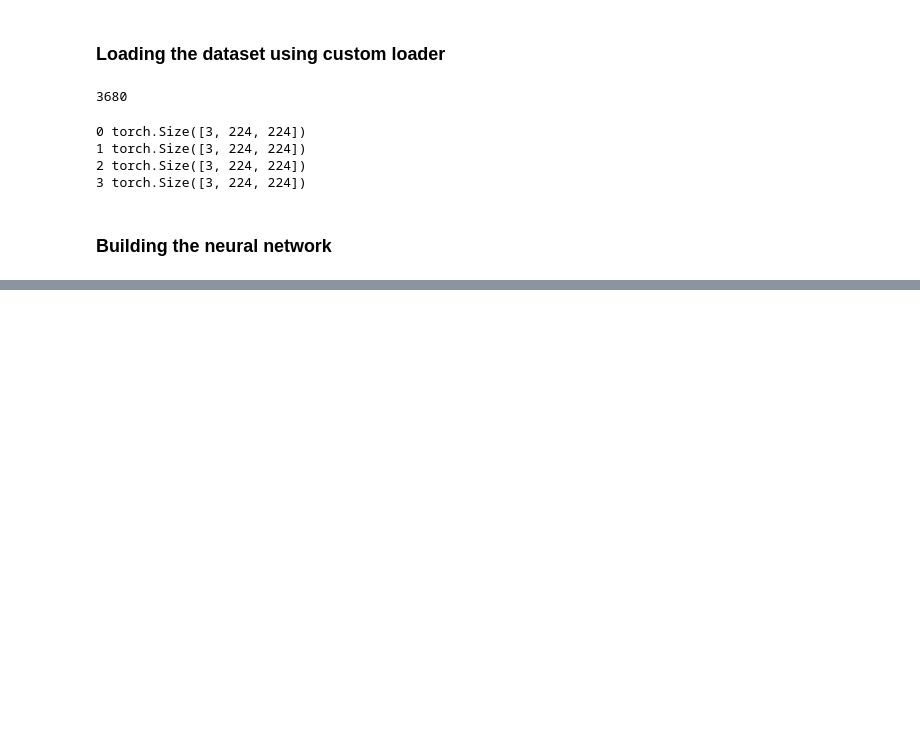
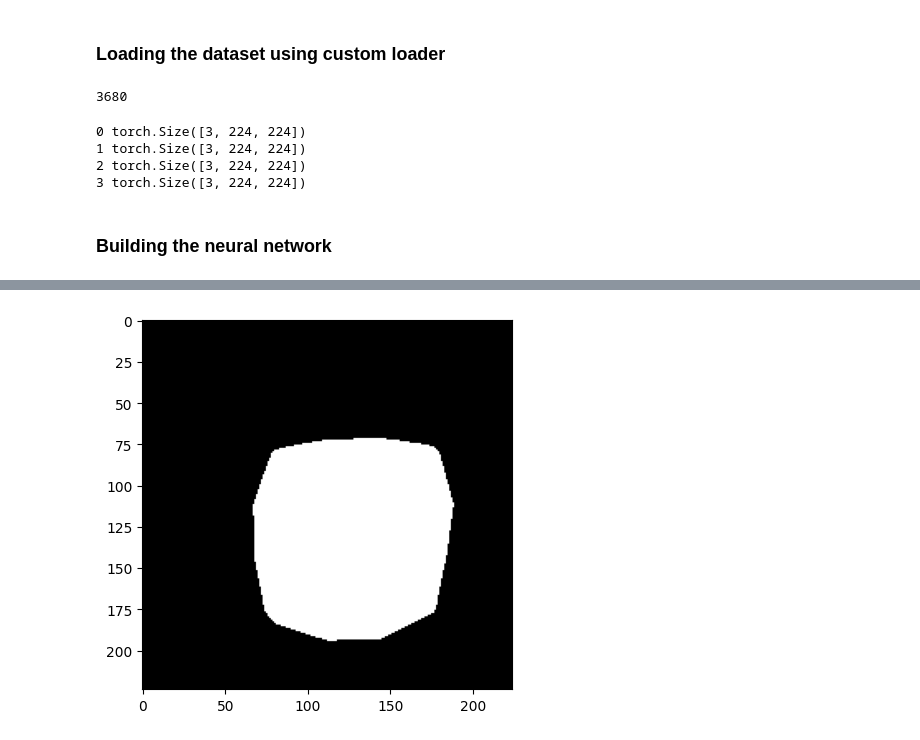
Before and after one commit to AnishHota/weakly-supervised-segmentation, a Jupyter notebook: src/train_model.ipynb, the cells around one changed output, grey strips where cells are left out. Drawn from its saved outputs; the diff is of its cells as text; code cells hidden in the pictures; blank space fills up the shorter version.

```diff
--- a/src/train_model.ipynb
+++ b/src/train_model.ipynb
@@ -84,0 +219,19 @@ for i, sample in enumerate(dataset_cd):
+# %%
+target_layers = [model.layer4[-1]]
+targets = [ClassifierOutputTarget(0)]
+# %%
+cam = GradCAM(model=model, target_layers=target_layers)
+# %%
+path_test_image = os.path.join(path_images,"pomeranian_3.jpg")
+test_image = cv2.imread(path_test_image)
+test_image = transform(test_image)
+test_image = test_image.unsqueeze(0)
+test_image = test_image.to(device)
+# %%
+grayscale_cam = cam(input_tensor=test_image, targets=targets)
+test_image_cam = cv2.imread(path_test_image)
+test_image_cam = cv2.resize(test_image_cam,(224,224))
+test_image_cam = test_image_cam/255
+# In this example grayscale_cam has only one image in the batch:
+grayscale_cam = grayscale_cam[0, :]
+visualization = show_cam_on_image(test_image_cam, grayscale_cam, use_rgb=True)
@@ -84,0 +240,6 @@ for i, sample in enumerate(dataset_cd):
+# %%
+grayscale_cam_img = np.where(grayscale_cam>0.58,255,0)
+plt.imshow(grayscale_cam_img,cmap='gray')
+plt.show()
+# %% [output]
+[figure, added]
```
Also changed, not shown: parts of 26 cells of this notebook, 10 other files.
